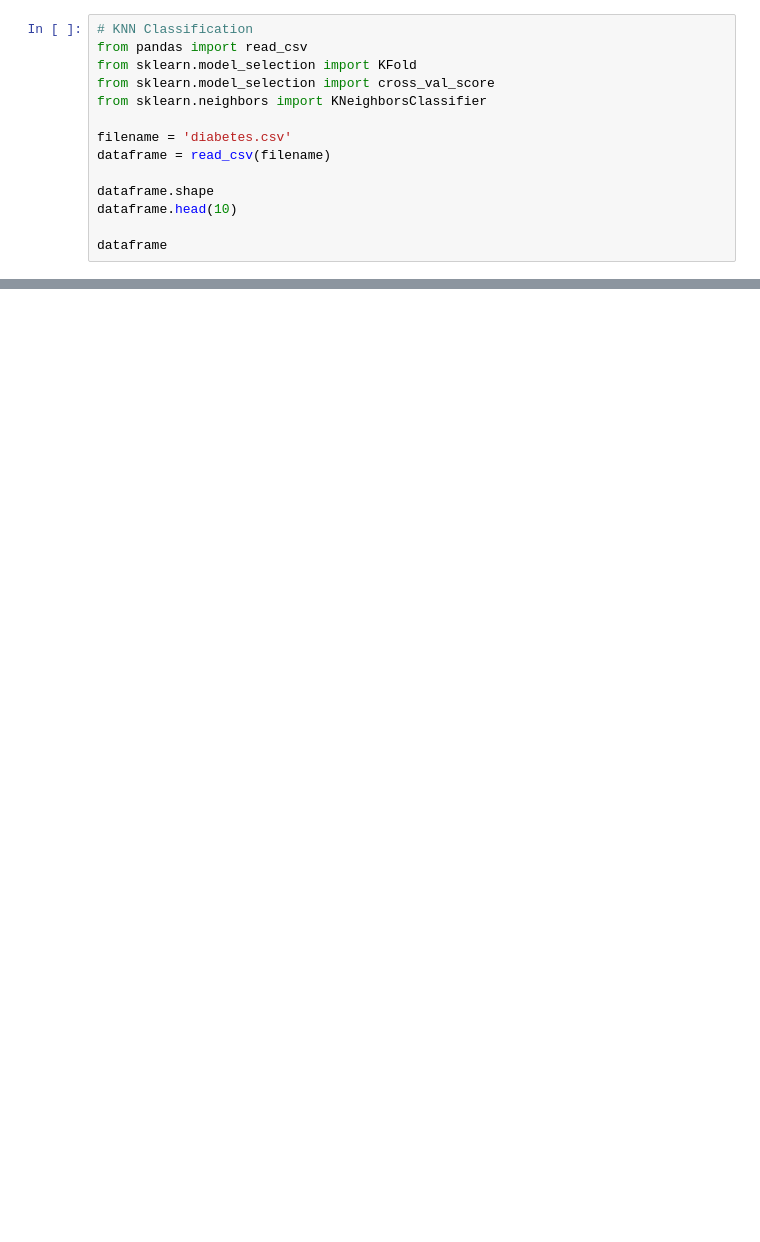
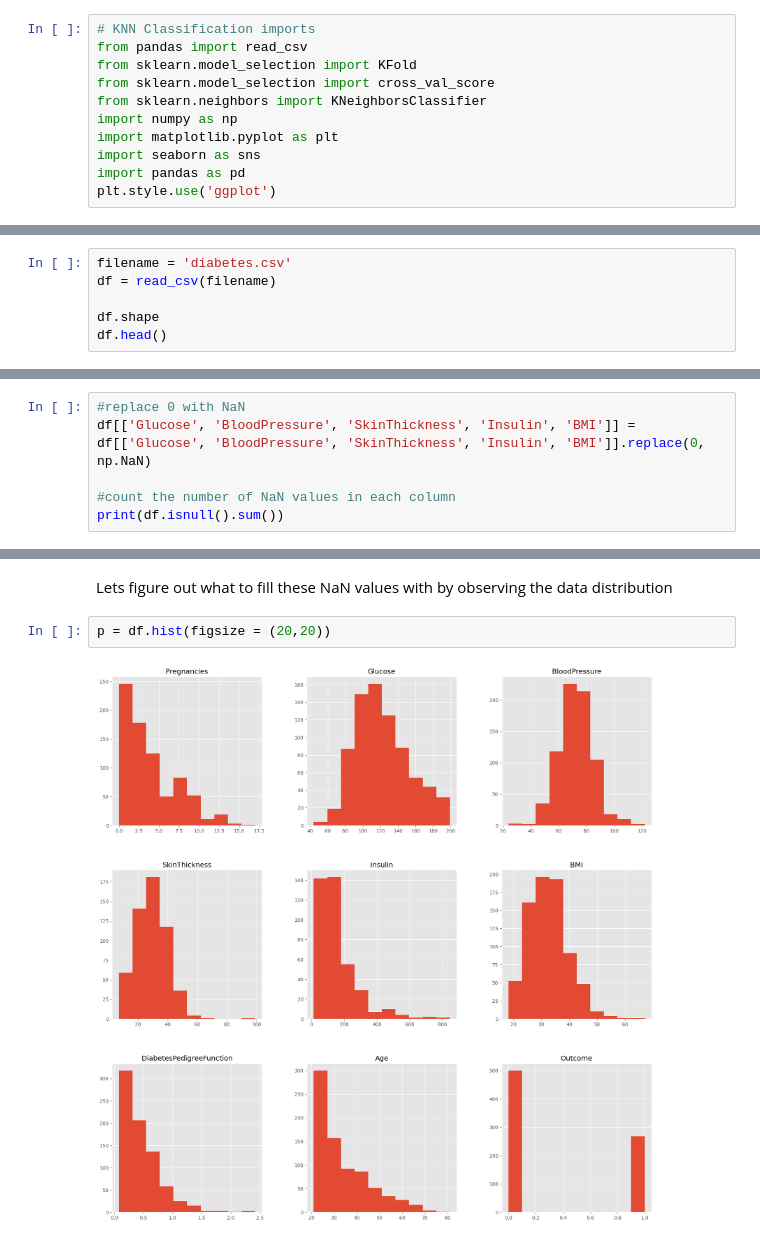
Before and after one commit to alexMcGarity/data-mining, a Jupyter notebook: Assignment Six/kNN.ipynb, the cells around one changed output, grey strips where cells are left out. Cells and saved outputs as stored; diff of their text form; blank space fills up the shorter version.

```diff
--- a/Assignment Six/kNN.ipynb
+++ b/Assignment Six/kNN.ipynb
@@ -1,14 +1,11 @@
 # %%
-# KNN Classification
+# KNN Classification imports
 from pandas import read_csv
 from sklearn.model_selection import KFold
 from sklearn.model_selection import cross_val_score
 from sklearn.neighbors import KNeighborsClassifier
-
-filename = 'diabetes.csv'
-dataframe = read_csv(filename)
-
-dataframe.shape
-dataframe.head(10)
-
-dataframe
+import numpy as np
+import matplotlib.pyplot as plt
+import seaborn as sns
+import pandas as pd
+plt.style.use('ggplot')
@@ -28,0 +12,6 @@ dataframe
+# %%
+filename = 'diabetes.csv'
+df = read_csv(filename)
+
+df.shape
+df.head()
@@ -28,0 +64,6 @@ dataframe
+# %%
+#replace 0 with NaN
+df[['Glucose', 'BloodPressure', 'SkinThickness', 'Insulin', 'BMI']] = df[['Glucose', 'BloodPressure', 'SkinThickness', 'Insulin', 'BMI']].replace(0, np.NaN)
+
+#count the number of NaN values in each column
+print(df.isnull().sum())
@@ -28,0 +81,6 @@ dataframe
+# %% [markdown]
+Lets figure out what to fill these NaN values with by observing the data distribution
+# %%
+p = df.hist(figsize = (20,20))
+# %% [output]
+[figure, added]
```
Also changed, not shown: parts of 17 cells of this notebook, 4 other files.
